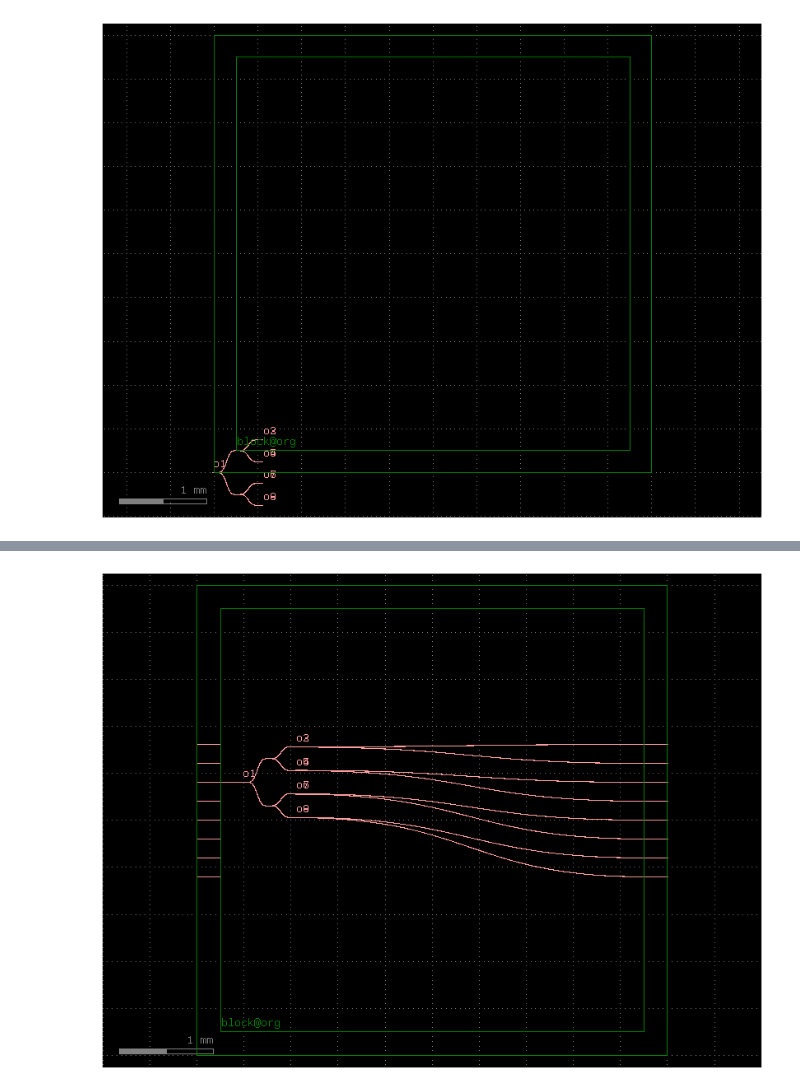
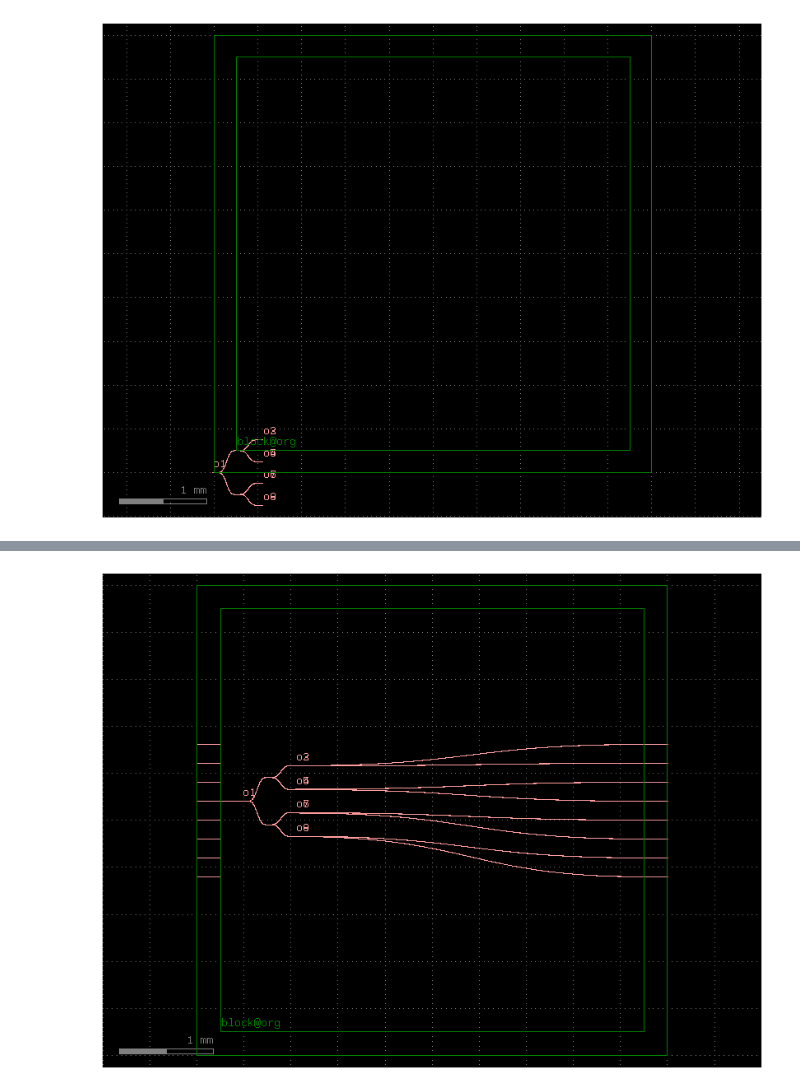
Before and after one commit to snacmuo/pic-upv-lab4, a Jupyter notebook: LAYOUT_Student.ipynb, the cells around one changed output, grey strips where cells are left out. Drawn from its saved outputs; the diff is of its cells as text; code cells hidden in the pictures.

```diff
--- a/LAYOUT_Student.ipynb
+++ b/LAYOUT_Student.ipynb
@@ -589,9 +588,9 @@ out_arr = (
     .dmovey(dieL/2 - 3*sp)
 )
 
-cell_1x8.dmovex(border*2).dmovey(in_arr['o6'].dy)
+cell_1x8.dmovex(border*2).dmovey(in_arr['o5'].dy)
 
-gf.routing.route_single_sbend(component=main1, port1=in_arr['o11'], port2=cell_1x8['o1'])
+gf.routing.route_single_sbend(component=main1, port1=in_arr['o12'], port2=cell_1x8['o1'])  # Los puertos se enumeran así: Para el in_arr, los puertos o1 a o8 son los puertos de entrada del array, y los puertos o9 a o16 son los puertos de salida del array
 gf.routing.route_single_sbend(component=main1, port1=cell_1x8['o2'], port2=out_arr['o8'])
 gf.routing.route_single_sbend(component=main1, port1=cell_1x8['o3'], port2=out_arr['o7'])
 gf.routing.route_single_sbend(component=main1, port1=cell_1x8['o4'], port2=out_arr['o6'])
@@ -608 +607 @@ main1.show()
-[figure, old version]
+[figure, new version]
```
Also changed, not shown: parts of 2 cells of this notebook.
